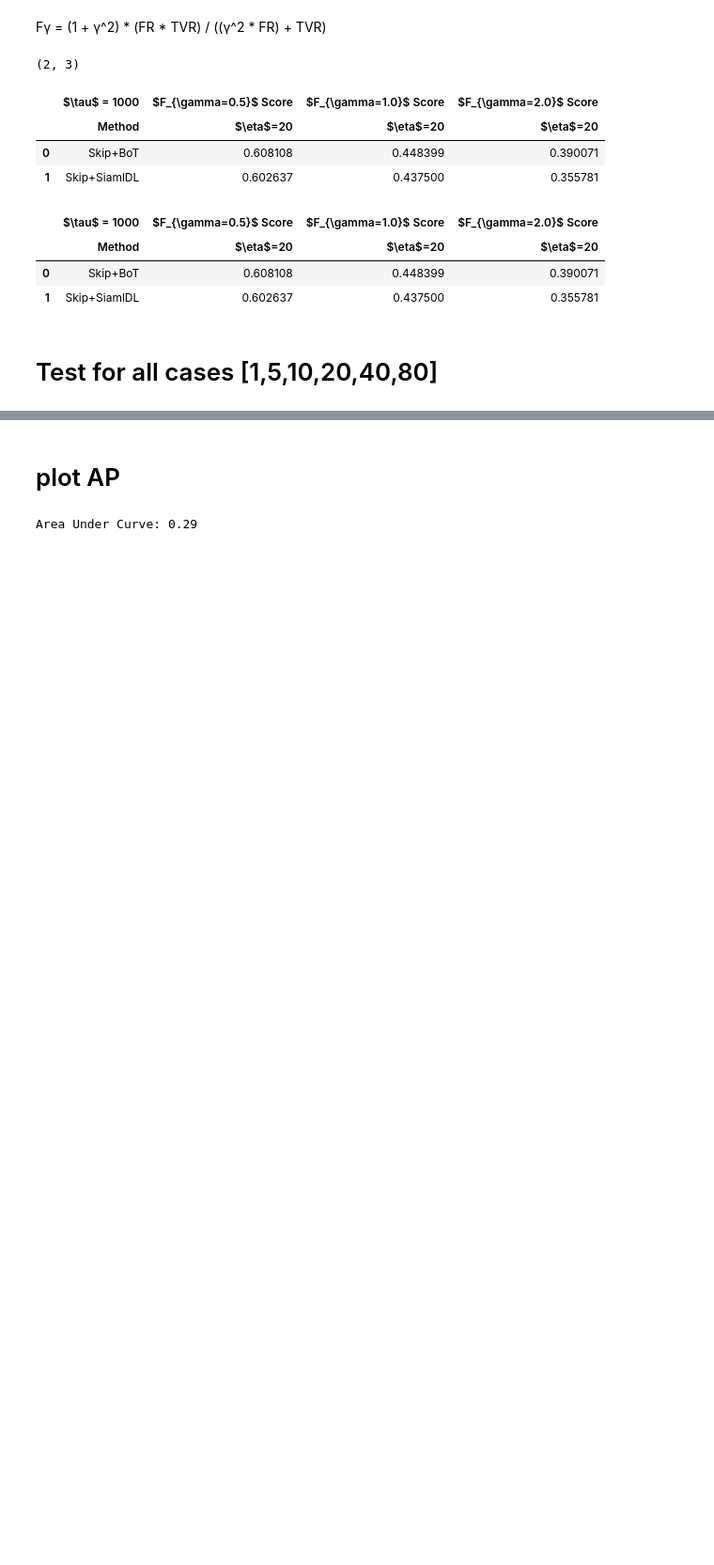
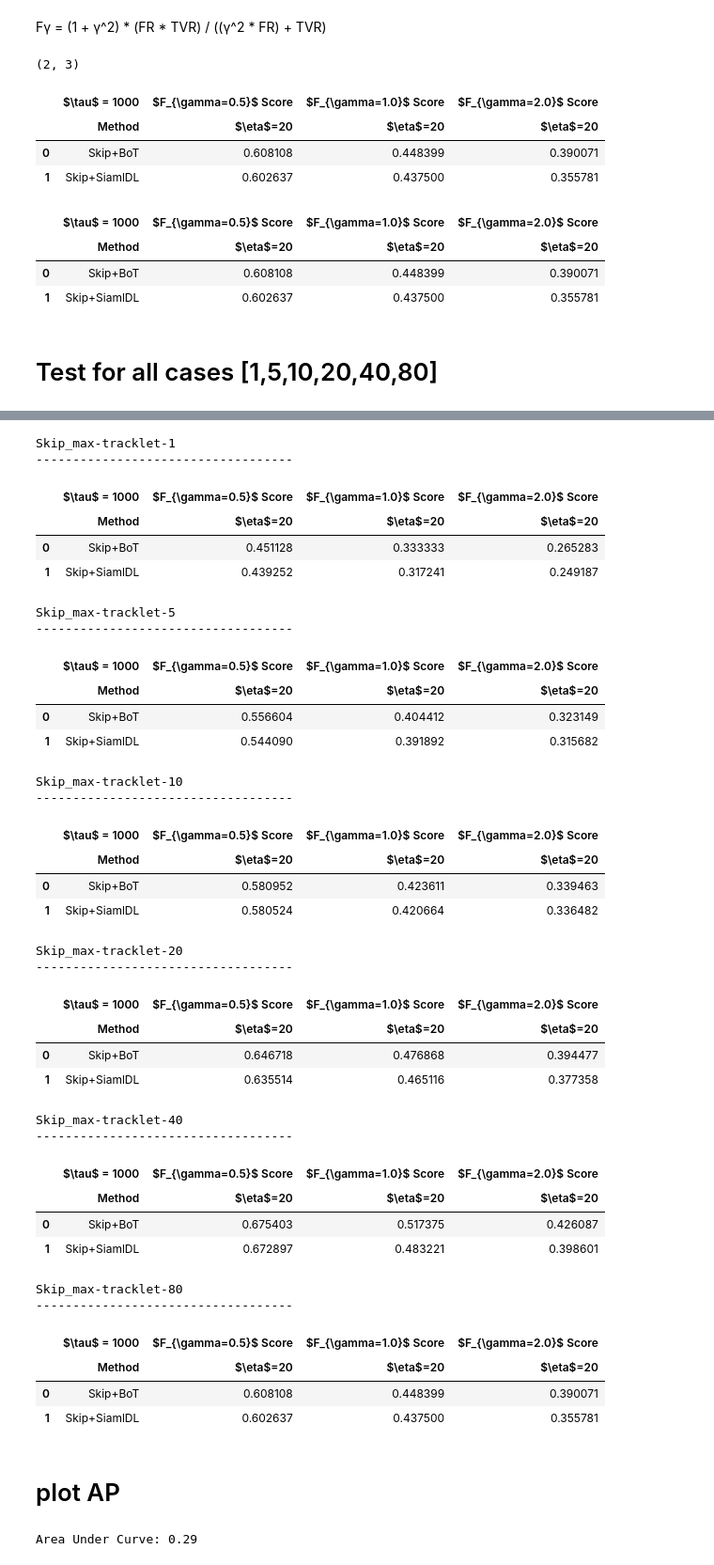
Before and after one commit to luigy-mach/TrADe, a Jupyter notebook: notebooks/show-result_Skip+ReID.ipynb, the cells around one changed output, grey strips where cells are left out. Shown: that part at 94% size. Cells and saved outputs as stored; diff of their text form; code cells hidden in the pictures; blank space fills up the shorter version.

```diff
--- a/notebooks/show-result_Skip+ReID.ipynb
+++ b/notebooks/show-result_Skip+ReID.ipynb
@@ -266,3 +281,9 @@ thrs_list = linspace(start=0.2, end=0.62, step=0.02)
+# %%
+prefix_reid = "BoT"
+df_resultGUI_otherCam_skip_BoT     = pd.read_csv(os.path.join(new_path_skip ,'Skip_{}_gather-df-resultGUI_otherCam.csv'.format(prefix_reid)))
+
+prefix_reid = "SiamIDL"
+df_resultGUI_otherCam_skip_SiamIDL = pd.read_csv(os.path.join(new_path_skip ,'Skip_{}_gather-df-resultGUI_otherCam.csv'.format(prefix_reid)))
 # %%
 FR_eta_20_tau_1000_skip_BoT,     TVR_eta_20_tau_1000_skip_BoT     = processing_data(df_resultGUI_otherCam_skip_BoT          , thrs_list , eta=20, tau=1000 )
 FR_eta_20_tau_1000_skip_SiamIDL, TVR_eta_20_tau_1000_skip_SiamIDL = processing_data(df_resultGUI_otherCam_skip_SiamIDL      , thrs_list , eta=20, tau=1000 )
@@ -515,20 +606,17 @@ FScore_calculate(list_dfs)
 # %%
 max_tracklets = [1,5,10,20,40,80]
 
+all_data = list()
 for i in max_tracklets:
-    new_path_skip = os.path.join(path_skip,"Skip_max-tracklet-{}".format(i))
+    tmp_path_skip = os.path.join(path_skip,"Skip_max-tracklet-{}".format(i))
 
     prefix_reid = "BoT"
-    df_outcome_otherCam_skip_BoT = pd.read_csv(os.path.join(new_path_skip, 'Skip_{}_gather-df-outcomes_otherCam.csv'.format(prefix_reid)))
+    tmp_df_resultGUI_otherCam_skip_BoT = pd.read_csv(os.path.join(tmp_path_skip, 'Skip_{}_gather-df-resultGUI_otherCam.csv'.format(prefix_reid)))
 
     prefix_reid = "SiamIDL"
-    df_outcome_otherCam_skip_SiamIDL = pd.read_csv(os.path.join(new_path_skip, 'Skip_{}_gather-df-outcomes_otherCam.csv'.format(prefix_reid)))
+    tmp_df_resultGUI_otherCam_skip_SiamIDL = pd.read_csv(os.path.join(tmp_path_skip, 'Skip_{}_gather-df-resultGUI_otherCam.csv'.format(prefix_reid)))
 
-    list_dfs = [df_resultGUI_otherCam_skip_BoT,
-                df_resultGUI_otherCam_skip_SiamIDL,
-               ]
-
-    print("Skip_max-tracklet-{}".format(i))
-    print("-----------------------------------")
-    display(AP_calculate(list_dfs))
-    display(FScore_calculate(list_dfs))
+    tmp_list_dfs = [tmp_df_resultGUI_otherCam_skip_BoT,
+                    tmp_df_resultGUI_otherCam_skip_SiamIDL,
+                   ]
+    all_data.append(tmp_list_dfs)
@@ -576,0 +623,8 @@ Skip_max-tracklet-20
+# %%
+max_tracklets = [1,5,10,20,40,80]
+
+for i, j in zip(max_tracklets, all_data):
+
+    print("Skip_max-tracklet-{}".format(i))
+    print("-----------------------------------")
+    display(AP_calculate(j))
@@ -577,3 +668,48 @@ Skip_max-tracklet-20
+# %%
+max_tracklets = [1,5,10,20,40,80]
+
+for i, j in zip(max_tracklets, all_data):
+
+    print("Skip_max-tracklet-{}".format(i))
+    print("-----------------------------------")
+    display(FScore_calculate(j))
+# %% [output]
+Skip_max-tracklet-1
+-----------------------------------
+|  | $\tau$ = 1000 | $F_{\gamma=0.5}$ Score | $F_{\gamma=1.0}$ Score | $F_{\gamma=2.0}$ Score |
+|  | Method | $\eta$=20 | $\eta$=20 | $\eta$=20 |
+| 0 | Skip+BoT | 0.451128 | 0.333333 | 0.265283 |
+| 1 | Skip+SiamlDL | 0.439252 | 0.317241 | 0.249187 |
+Skip_max-tracklet-5
+-----------------------------------
+|  | $\tau$ = 1000 | $F_{\gamma=0.5}$ Score | $F_{\gamma=1.0}$ Score | $F_{\gamma=2.0}$ Score |
+|  | Method | $\eta$=20 | $\eta$=20 | $\eta$=20 |
+| 0 | Skip+BoT | 0.556604 | 0.404412 | 0.323149 |
+| 1 | Skip+SiamlDL | 0.544090 | 0.391892 | 0.315682 |
+Skip_max-tracklet-10
+-----------------------------------
+|  | $\tau$ = 1000 | $F_{\gamma=0.5}$ Score | $F_{\gamma=1.0}$ Score | $F_{\gamma=2.0}$ Score |
+|  | Method | $\eta$=20 | $\eta$=20 | $\eta$=20 |
+| 0 | Skip+BoT | 0.580952 | 0.423611 | 0.339463 |
+| 1 | Skip+SiamlDL | 0.580524 | 0.420664 | 0.336482 |
+Skip_max-tracklet-20
+-----------------------------------
+|  | $\tau$ = 1000 | $F_{\gamma=0.5}$ Score | $F_{\gamma=1.0}$ Score | $F_{\gamma=2.0}$ Score |
+|  | Method | $\eta$=20 | $\eta$=20 | $\eta$=20 |
+| 0 | Skip+BoT | 0.646718 | 0.476868 | 0.394477 |
+| 1 | Skip+SiamlDL | 0.635514 | 0.465116 | 0.377358 |
+Skip_max-tracklet-40
+-----------------------------------
+|  | $\tau$ = 1000 | $F_{\gamma=0.5}$ Score | $F_{\gamma=1.0}$ Score | $F_{\gamma=2.0}$ Score |
+|  | Method | $\eta$=20 | $\eta$=20 | $\eta$=20 |
+| 0 | Skip+BoT | 0.675403 | 0.517375 | 0.426087 |
+| 1 | Skip+SiamlDL | 0.672897 | 0.483221 | 0.398601 |
+Skip_max-tracklet-80
+-----------------------------------
+|  | $\tau$ = 1000 | $F_{\gamma=0.5}$ Score | $F_{\gamma=1.0}$ Score | $F_{\gamma=2.0}$ Score |
+|  | Method | $\eta$=20 | $\eta$=20 | $\eta$=20 |
+| 0 | Skip+BoT | 0.608108 | 0.448399 | 0.390071 |
+| 1 | Skip+SiamlDL | 0.602637 | 0.437500 | 0.355781 |
 # %% [markdown]
 # plot AP
 # %%
```
Also changed, not shown: parts of 9 cells of this notebook.
